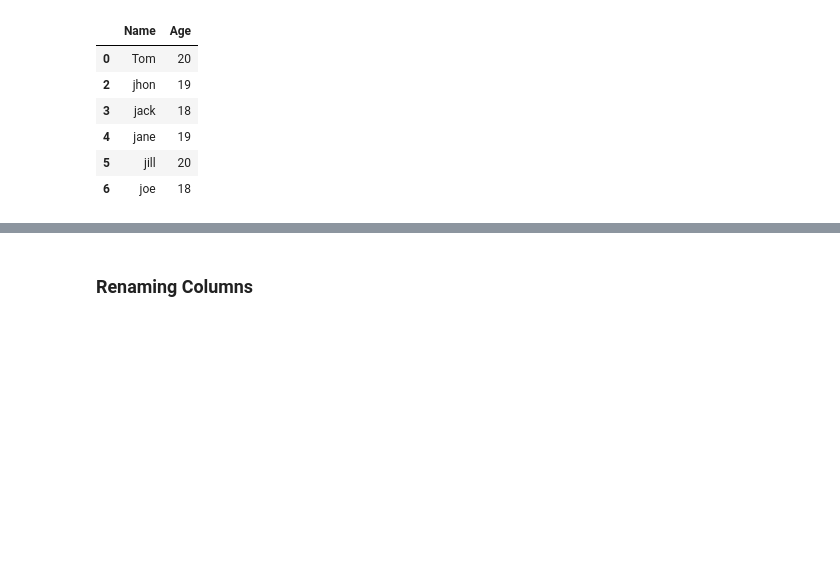
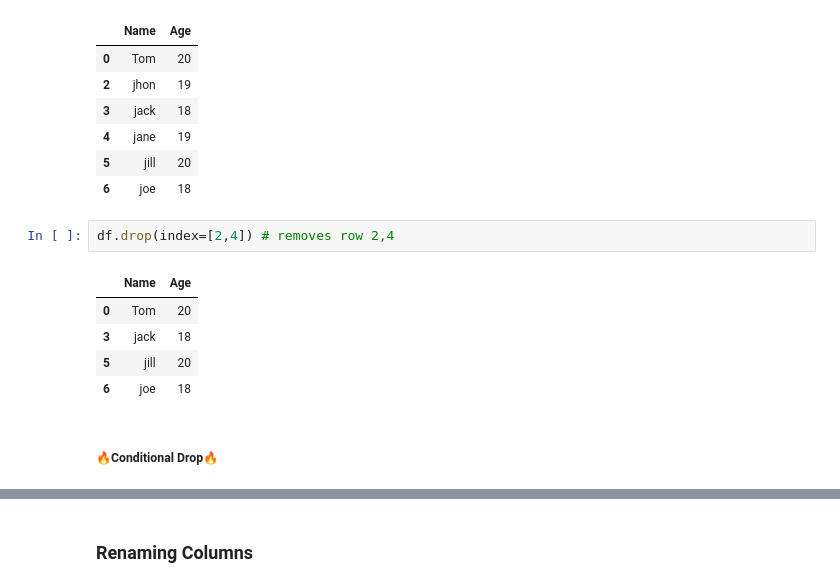
Before and after one commit to dev-SR/machine-learning, a Jupyter notebook: 01pandas/pandas.ipynb, the cells around one changed output, grey strips where cells are left out. Drawn from its saved outputs; the diff is of its cells as text; blank space fills up the shorter version.

```diff
--- a/01pandas/pandas.ipynb
+++ b/01pandas/pandas.ipynb
@@ -875,4 +904,14 @@ df
 | 4 | jane | 19 |
 | 5 | jill | 20 |
 | 6 | joe | 18 |
+# %%
+df.drop(index=[2,4]) # removes row 2,4
+# %% [output]
+|  | Name | Age |
+| 0 | Tom | 20 |
+| 3 | jack | 18 |
+| 5 | jill | 20 |
+| 6 | joe | 18 |
+# %% [markdown]
+##### 🔥Conditional Drop🔥
 # %%
```
Also changed, not shown: parts of 41 cells of this notebook, 1 other file.
